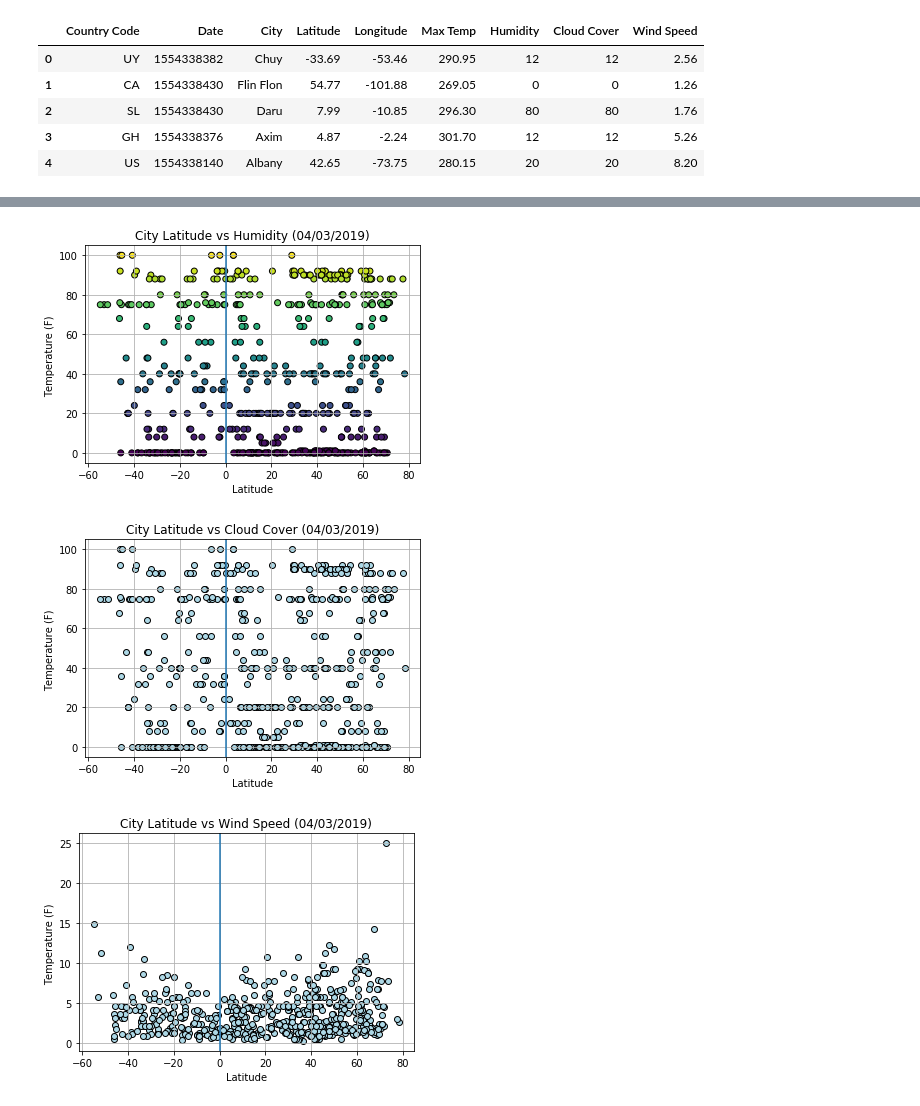
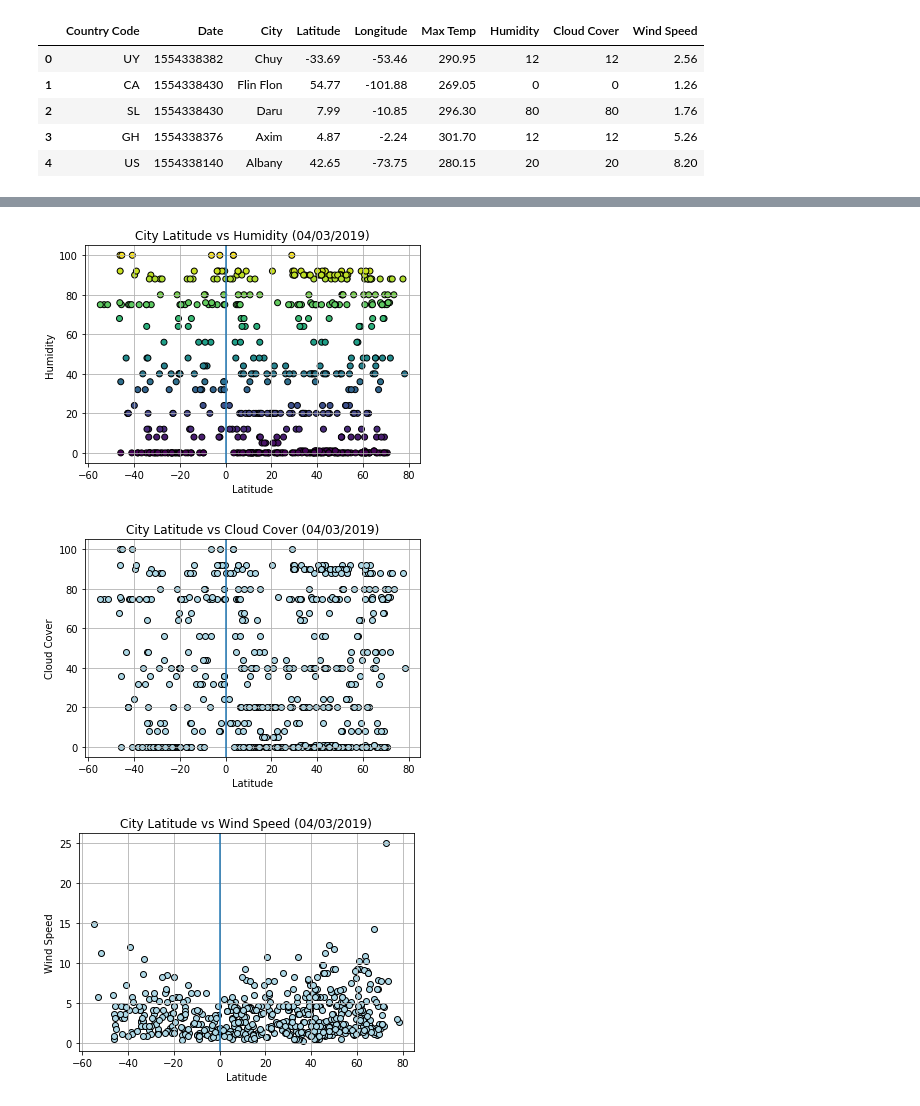
Before and after one commit to kayticodes/UCBX_PROJECTS, a Jupyter notebook: Weather_Py/Hot_Pys .ipynb, the cells around one changed output, grey strips where cells are left out. Saved outputs shown, nothing was run; the diff lists cells and outputs as text; code cells hidden in the pictures.

```diff
--- a/Weather_Py/Hot_Pys .ipynb
+++ b/Weather_Py/Hot_Pys .ipynb
@@ -153,27 +158,27 @@ plt.show()
 # %%
 #Latitude vs. Humidity Plot
 plt.scatter(weather_df["Latitude"], weather_df["Humidity"], marker="o",c= weather_df["Humidity"],edgecolors = 'black')
 
 # Add chart labels
 plt.title("City Latitude vs Humidity (04/03/2019)")
-plt.ylabel("Temperature (F) ")
+plt.ylabel("Humidity")
 plt.xlabel("Latitude")
 plt.grid()
 plt.axvline(x=0)
 
 # Save the figure
 plt.savefig("Lat_vs_Humidity.png")
 # Show plot
 plt.show()
 # %% [output]
-[figure, old version]
+[figure, new version]
 # %%
 #Latitude vs. Cloudiness Plot
 plt.scatter(weather_df["Latitude"], weather_df["Cloud Cover"], marker="o",color ="lightblue",edgecolors = 'black')
 
 # Add chart labels
 plt.title("City Latitude vs Cloud Cover (04/03/2019)")
-plt.ylabel("Temperature (F) ")
+plt.ylabel("Cloud Cover")
 plt.xlabel("Latitude")
 plt.grid()
 plt.axvline(x=0)
@@ -184,7 +189,7 @@ plt.savefig("Lat_vs_Clouds.png")
 # Show plot
 plt.show()
 # %% [output]
-[figure, old version]
+[figure, new version]
 # %%
 #Latitude vs. Wind Speed Plot
 #Latitude vs. Cloudiness Plot
@@ -192,7 +197,7 @@ plt.scatter(weather_df["Latitude"], weather_df["Wind Speed"], marker="o",color =
 
 # Add chart labels
 plt.title("City Latitude vs Wind Speed (04/03/2019)")
-plt.ylabel("Temperature (F) ")
+plt.ylabel("Wind Speed")
 plt.xlabel("Latitude")
 plt.grid()
 plt.axvline(x=0)
@@ -201,4 +206,4 @@ plt.savefig("Lat_vs_WindSpeed.png")
 # Show plot
 plt.show()
 # %% [output]
-[figure, old version]
+[figure, new version]
```
Also changed, not shown: parts of 3 cells of this notebook, 4 other files.
